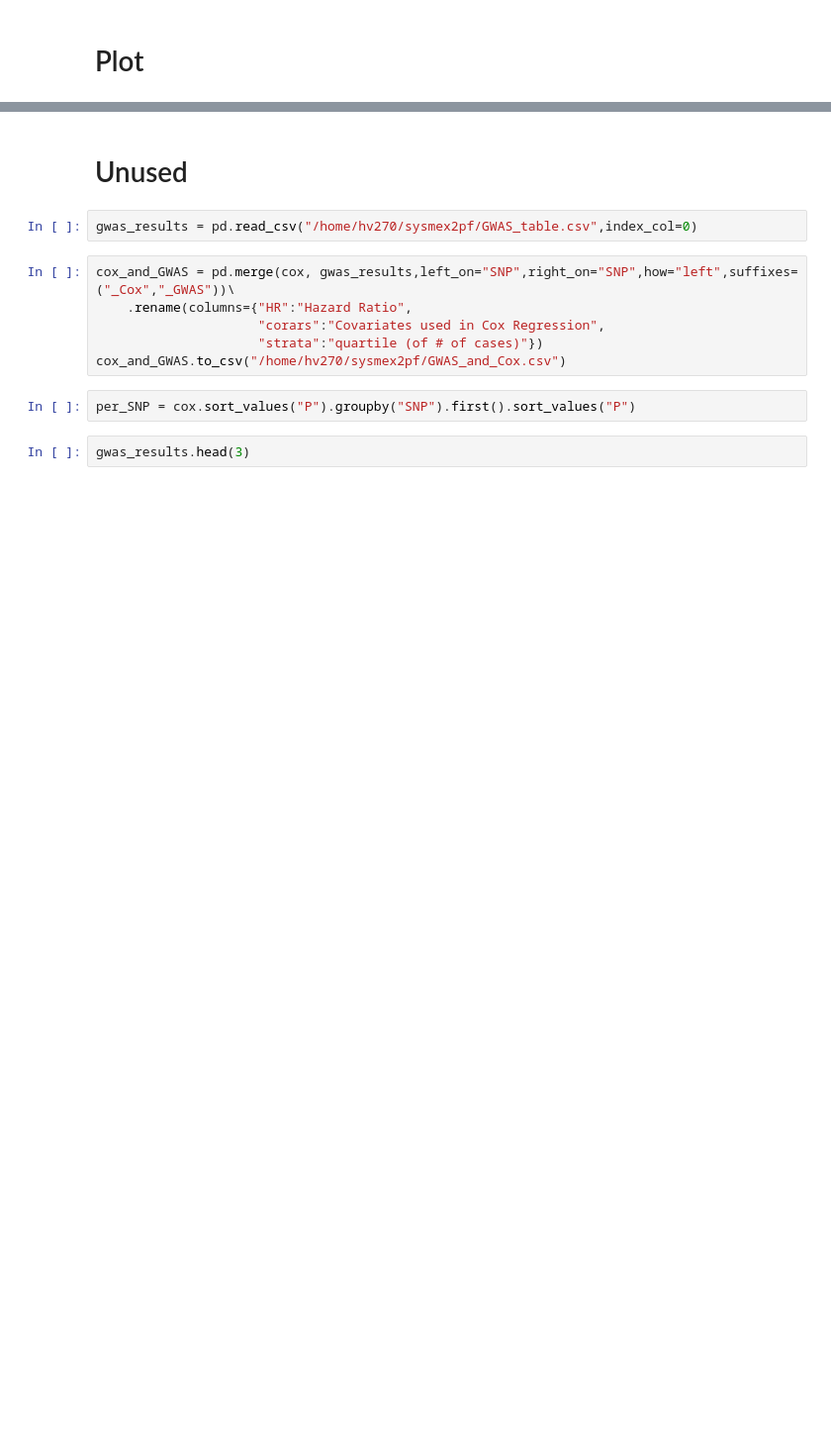
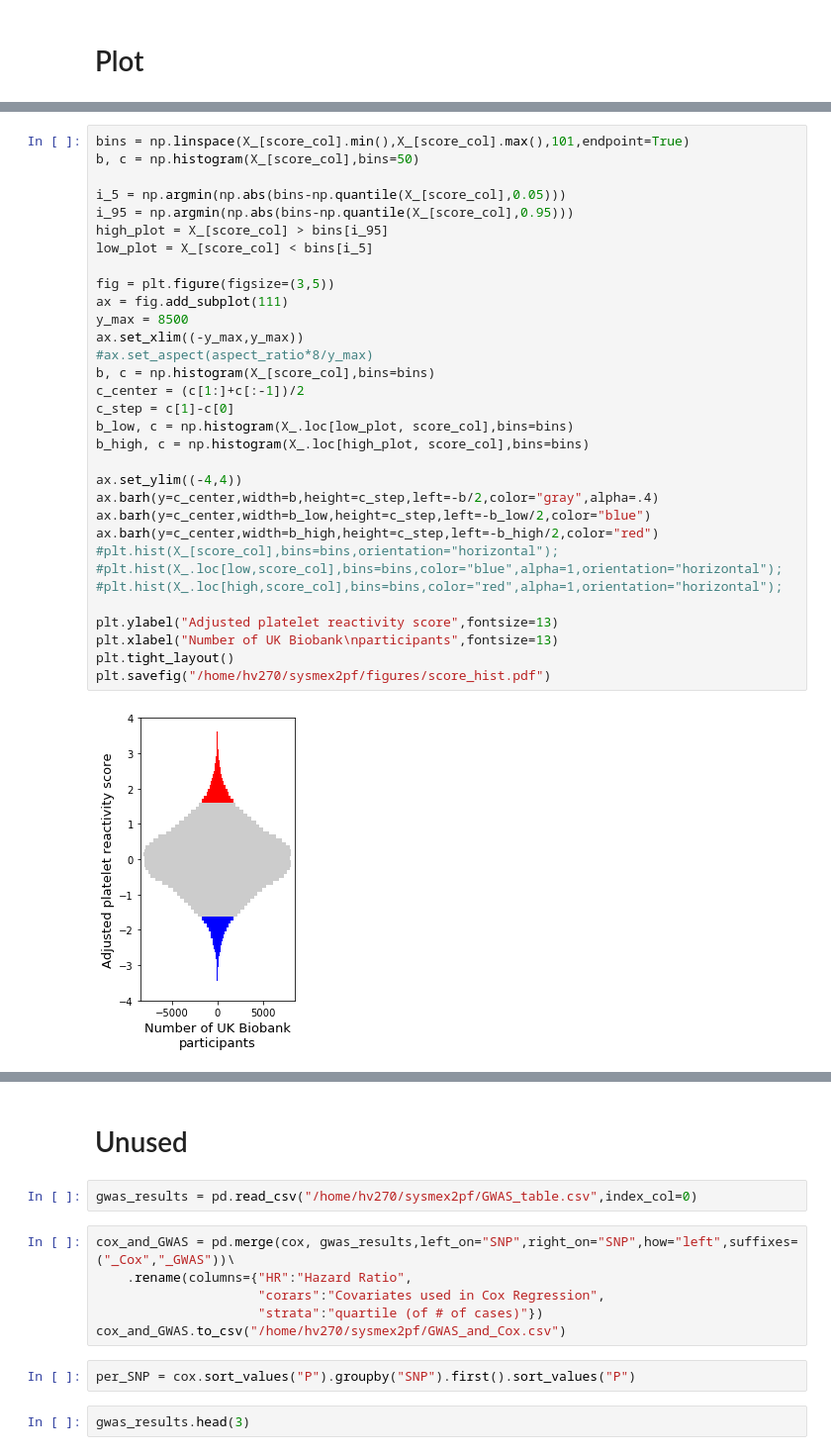
Before and after one commit to hippover/sysmex2pf, a Jupyter notebook: HV-9-UKB Analysis.ipynb, the cells around one changed output, grey strips where cells are left out. Shown at 99% size. Drawn from its saved outputs; the diff is of its cells as text; blank space fills up the shorter version.

```diff
--- a/HV-9-UKB Analysis.ipynb
+++ b/HV-9-UKB Analysis.ipynb
@@ -1377,0 +1083,34 @@ plt.savefig("/home/hv270/sysmex2pf/figures/score_hist.pdf")
+# %%
+bins = np.linspace(X_[score_col].min(),X_[score_col].max(),101,endpoint=True)
+b, c = np.histogram(X_[score_col],bins=50)
+
+i_5 = np.argmin(np.abs(bins-np.quantile(X_[score_col],0.05)))
+i_95 = np.argmin(np.abs(bins-np.quantile(X_[score_col],0.95)))
+high_plot = X_[score_col] > bins[i_95]
+low_plot = X_[score_col] < bins[i_5]
+
+fig = plt.figure(figsize=(3,5))
+ax = fig.add_subplot(111)
+y_max = 8500
+ax.set_xlim((-y_max,y_max))
+#ax.set_aspect(aspect_ratio*8/y_max)
+b, c = np.histogram(X_[score_col],bins=bins)
+c_center = (c[1:]+c[:-1])/2
+c_step = c[1]-c[0]
+b_low, c = np.histogram(X_.loc[low_plot, score_col],bins=bins)
+b_high, c = np.histogram(X_.loc[high_plot, score_col],bins=bins)
+
+ax.set_ylim((-4,4))
+ax.barh(y=c_center,width=b,height=c_step,left=-b/2,color="gray",alpha=.4)
+ax.barh(y=c_center,width=b_low,height=c_step,left=-b_low/2,color="blue")
+ax.barh(y=c_center,width=b_high,height=c_step,left=-b_high/2,color="red")
+#plt.hist(X_[score_col],bins=bins,orientation="horizontal");
+#plt.hist(X_.loc[low,score_col],bins=bins,color="blue",alpha=1,orientation="horizontal");
+#plt.hist(X_.loc[high,score_col],bins=bins,color="red",alpha=1,orientation="horizontal");
+
+plt.ylabel("Adjusted platelet reactivity score",fontsize=13)
+plt.xlabel("Number of UK Biobank\nparticipants",fontsize=13)
+plt.tight_layout()
+plt.savefig("/home/hv270/sysmex2pf/figures/score_hist.pdf")
+# %% [output]
+[figure, added]
```
Also changed, not shown: parts of 136 cells of this notebook, 12 other files.
